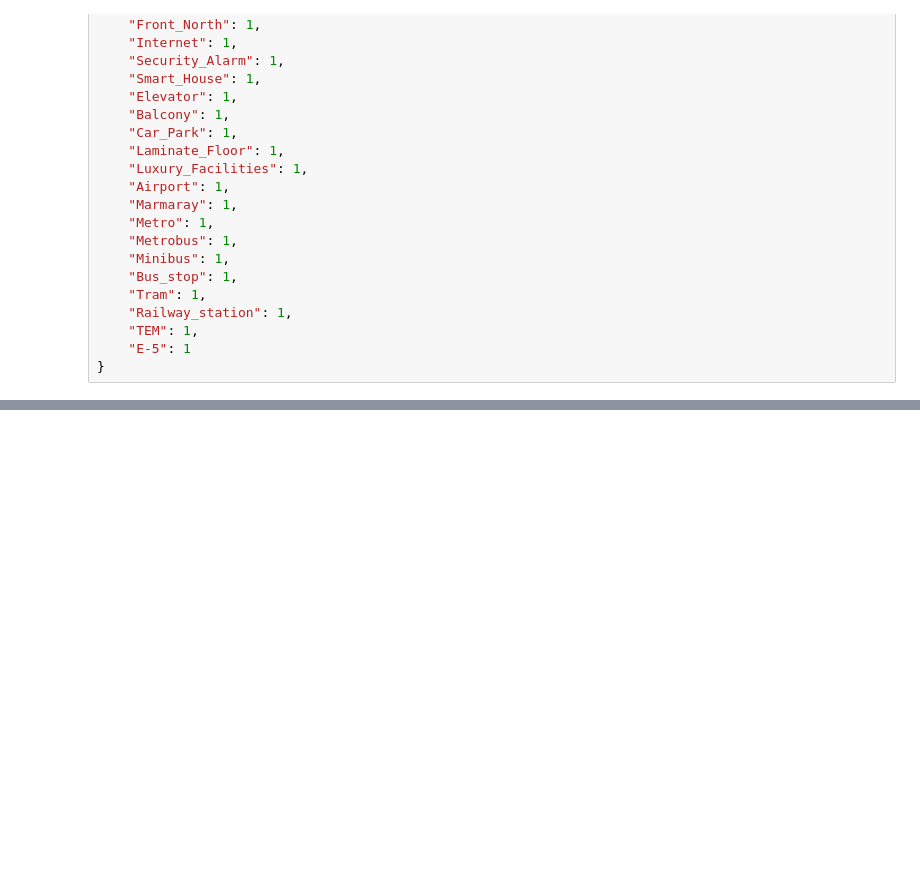
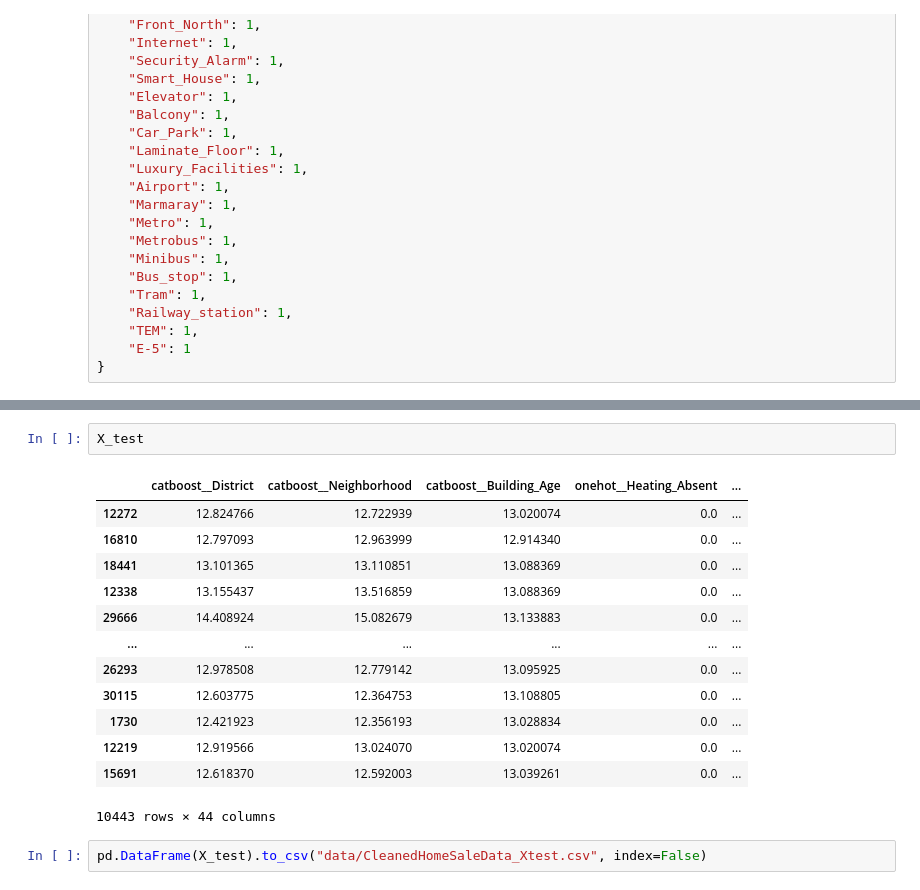
Before and after one commit to muhammetcubukluoz/IstanbulHousePricePrediction_ML, a Jupyter notebook: savingModel.ipynb, the cells around one changed output, grey strips where cells are left out. Drawn from its saved outputs; the diff is of its cells as text; blank space fills up the shorter version.

```diff
--- a/savingModel.ipynb
+++ b/savingModel.ipynb
@@ -224,0 +225,18 @@ np.float64(1932453.8527688237)
+# %%
+X_test
+# %% [output]
+|  | catboost__District | catboost__Neighborhood | catboost__Building_Age | onehot__Heating_Absent | ... |
+| 12272 | 12.824766 | 12.722939 | 13.020074 | 0.0 | ... |
+| 16810 | 12.797093 | 12.963999 | 12.914340 | 0.0 | ... |
+| 18441 | 13.101365 | 13.110851 | 13.088369 | 0.0 | ... |
+| 12338 | 13.155437 | 13.516859 | 13.088369 | 0.0 | ... |
+| 29666 | 14.408924 | 15.082679 | 13.133883 | 0.0 | ... |
+| ... | ... | ... | ... | ... | ... |
+| 26293 | 12.978508 | 12.779142 | 13.095925 | 0.0 | ... |
+| 30115 | 12.603775 | 12.364753 | 13.108805 | 0.0 | ... |
+| 1730 | 12.421923 | 12.356193 | 13.028834 | 0.0 | ... |
+| 12219 | 12.919566 | 13.024070 | 13.020074 | 0.0 | ... |
+| 15691 | 12.618370 | 12.592003 | 13.039261 | 0.0 | ... |
+10443 rows × 44 columns
+# %%
+pd.DataFrame(X_test).to_csv("data/CleanedHomeSaleData_Xtest.csv", index=False)
```
Also changed, not shown: parts of 2 cells of this notebook, 6 other files.
